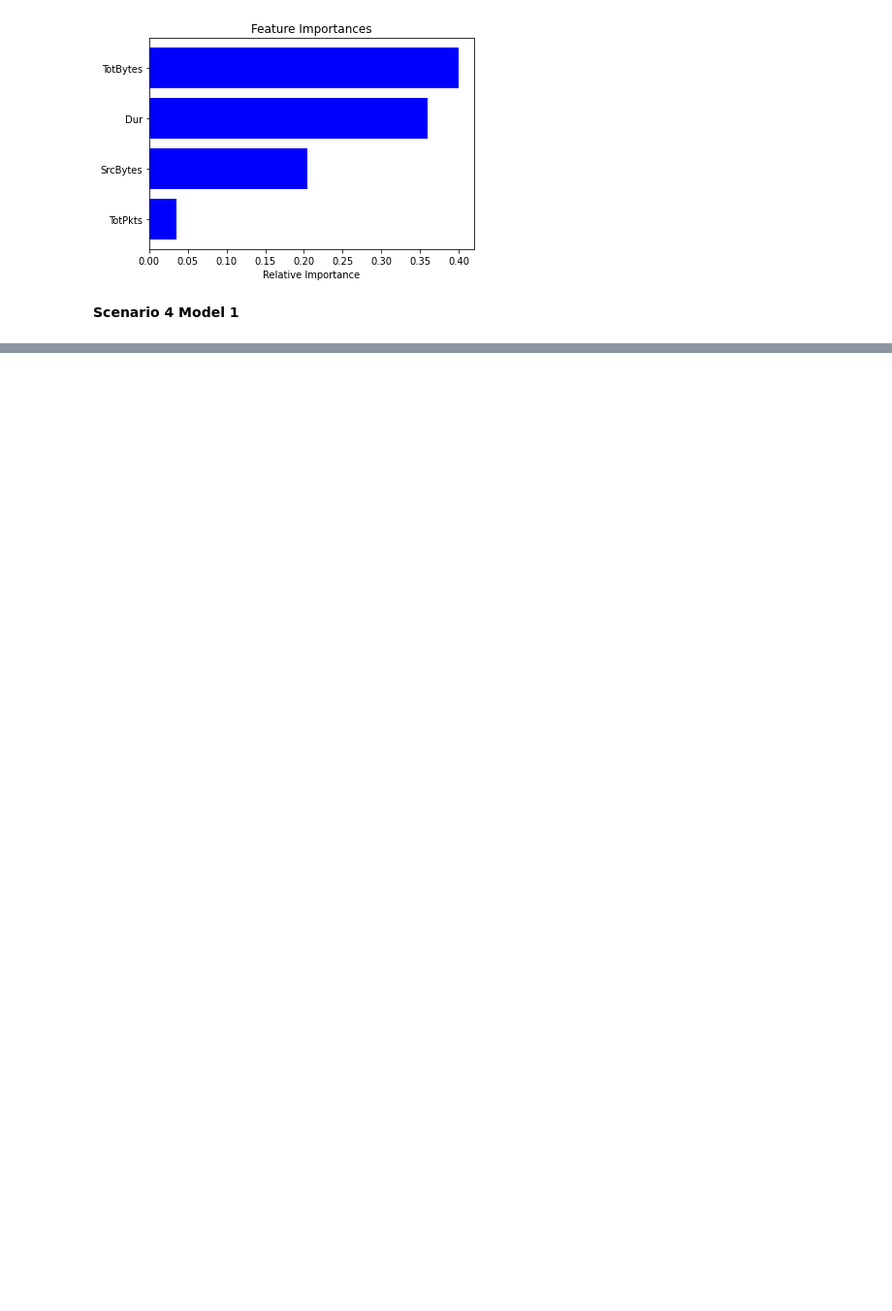
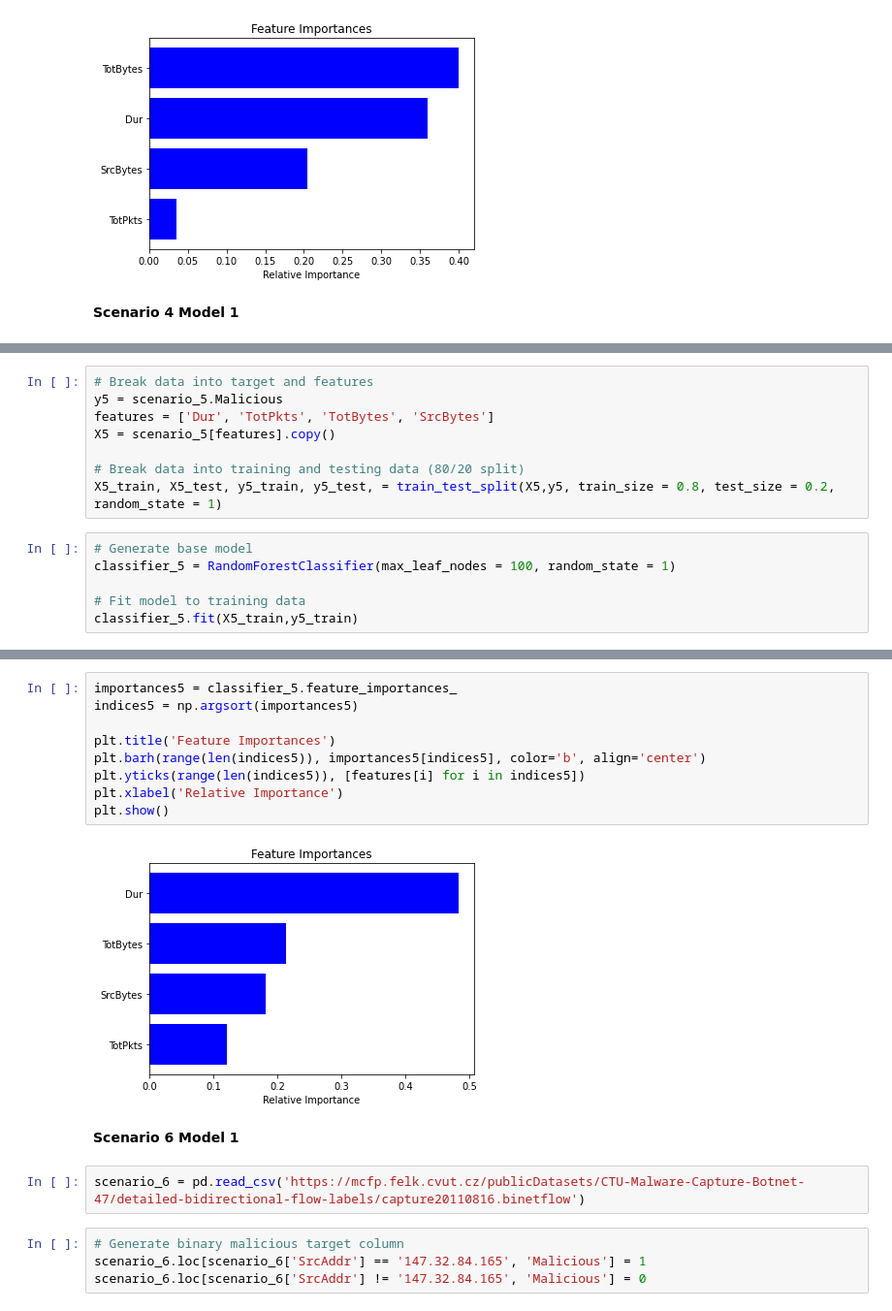
Before and after one commit to NeilCollinsMS/CTU-13-Classification, a Jupyter notebook: CTU_13_Classification_(Per_Scenario).ipynb, the cells around one changed output, grey strips where cells are left out. Shown: that part at 97% size. Drawn from its saved outputs; the diff is of its cells as text; blank space fills up the shorter version.

```diff
--- a/CTU_13_Classification_(Per_Scenario).ipynb
+++ b/CTU_13_Classification_(Per_Scenario).ipynb
@@ -319,0 +439,14 @@ plt.show()
+# %%
+# Break data into target and features
+y5 = scenario_5.Malicious
+features = ['Dur', 'TotPkts', 'TotBytes', 'SrcBytes']
+X5 = scenario_5[features].copy()
+
+# Break data into training and testing data (80/20 split)
+X5_train, X5_test, y5_train, y5_test, = train_test_split(X5,y5, train_size = 0.8, test_size = 0.2, random_state = 1)
+# %%
+# Generate base model
+classifier_5 = RandomForestClassifier(max_leaf_nodes = 100, random_state = 1)
+
+# Fit model to training data
+classifier_5.fit(X5_train,y5_train)
@@ -319,0 +483,19 @@ plt.show()
+# %%
+importances5 = classifier_5.feature_importances_
+indices5 = np.argsort(importances5)
+
+plt.title('Feature Importances')
+plt.barh(range(len(indices5)), importances5[indices5], color='b', align='center')
+plt.yticks(range(len(indices5)), [features[i] for i in indices5])
+plt.xlabel('Relative Importance')
+plt.show()
+# %% [output]
+[figure, added]
+# %% [markdown]
+**Scenario 6 Model 1**
+# %%
+scenario_6 = pd.read_csv('https://mcfp.felk.cvut.cz/publicDatasets/CTU-Malware-Capture-Botnet-47/detailed-bidirectional-flow-labels/capture20110816.binetflow')
+# %%
+# Generate binary malicious target column
+scenario_6.loc[scenario_6['SrcAddr'] == '147.32.84.165', 'Malicious'] = 1
+scenario_6.loc[scenario_6['SrcAddr'] != '147.32.84.165', 'Malicious'] = 0
```
Also changed, not shown: parts of 96 cells of this notebook.
